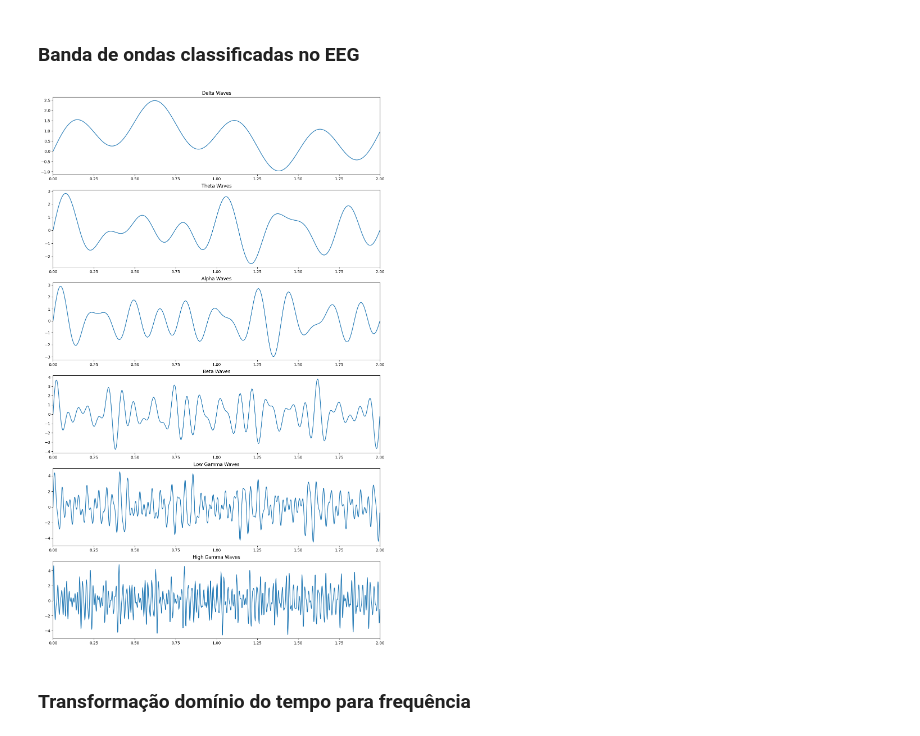
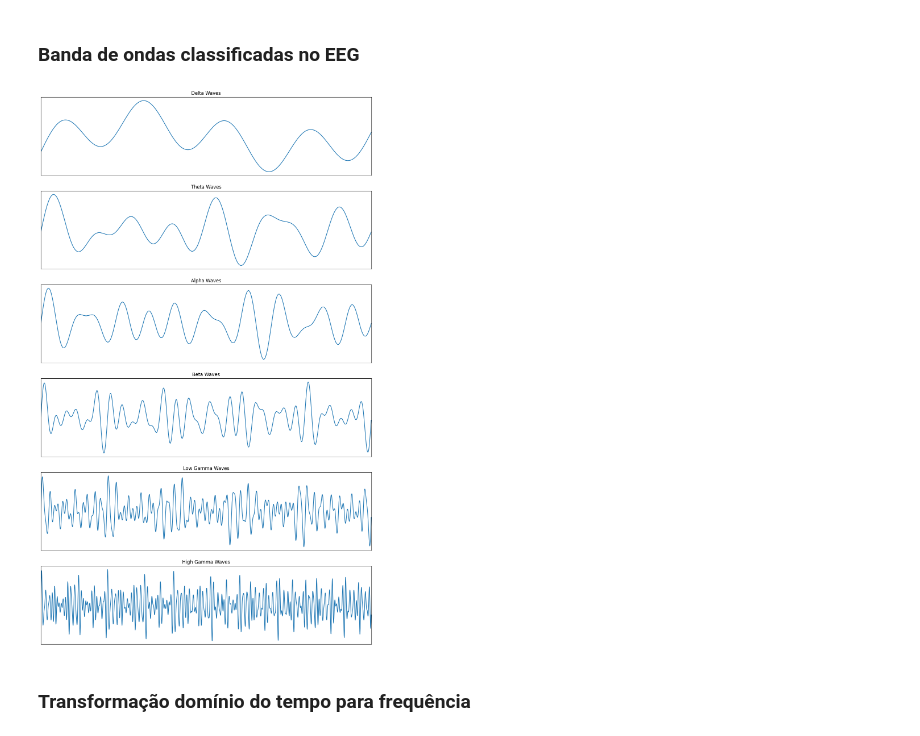
Before and after one commit to luizantoniona/eeg-epileptic-seizure-detection, a Jupyter notebook: basicdata.ipynb, the cells around one changed output. Saved outputs shown, nothing was run; the diff lists cells and outputs as text; code cells hidden in the pictures.

```diff
--- a/basicdata.ipynb
+++ b/basicdata.ipynb
@@ -6,6 +6,7 @@ Notebook para gerar nformações básicas utilizada na dissertação
 # %%
 import numpy as np
 import matplotlib.pyplot as plt
+import matplotlib.ticker as ticker
 
 time = np.arange(0, 2, 0.001);
 
@@ -21,36 +22,48 @@ figure = plt.figure(figsize=(15,25))
 deltax = figure.add_subplot(611)
 deltax.set_title('Delta Waves')
 deltax.set_xlim(left=0, right=2)
+deltax.xaxis.set_major_locator(ticker.NullLocator())
+deltax.yaxis.set_major_locator(ticker.NullLocator())
 deltax.plot(time, delta_waves)
 
 thetax = figure.add_subplot(612)
 thetax.set_title('Theta Waves')
 thetax.set_xlim(left=0, right=2)
+thetax.xaxis.set_major_locator(ticker.NullLocator())
+thetax.yaxis.set_major_locator(ticker.NullLocator())
 thetax.plot(time, theta_waves)
 
 alphax = figure.add_subplot(613)
 alphax.set_title('Alpha Waves')
 alphax.set_xlim(left=0, right=2)
+alphax.xaxis.set_major_locator(ticker.NullLocator())
+alphax.yaxis.set_major_locator(ticker.NullLocator())
 alphax.plot(time, alpha_waves)
 
 betax = figure.add_subplot(614)
 betax.set_title('Beta Waves')
 betax.set_xlim(left=0, right=2)
+betax.xaxis.set_major_locator(ticker.NullLocator())
+betax.yaxis.set_major_locator(ticker.NullLocator())
 betax.plot(time, beta_waves)
 
 lowgammax = figure.add_subplot(615)
 lowgammax.set_title('Low Gamma Waves')
+lowgammax.xaxis.set_major_locator(ticker.NullLocator())
+lowgammax.yaxis.set_major_locator(ticker.NullLocator())
 lowgammax.set_xlim(left=0, right=2)
 lowgammax.plot(time, lowgamma_waves)
 
 highgammax = figure.add_subplot(616)
 highgammax.set_title('High Gamma Waves')
+highgammax.xaxis.set_major_locator(ticker.NullLocator())
+highgammax.yaxis.set_major_locator(ticker.NullLocator())
 highgammax.set_xlim(left=0, right=2)
 highgammax.plot(time, highgamma_waves)
 
 plt.show();
 # %% [output]
-[figure, old version]
+[figure, new version]
 # %% [markdown]
 ### Transformação domínio do tempo para frequência
 # %%
```
Also changed, not shown: parts of 1 cell of this notebook.
